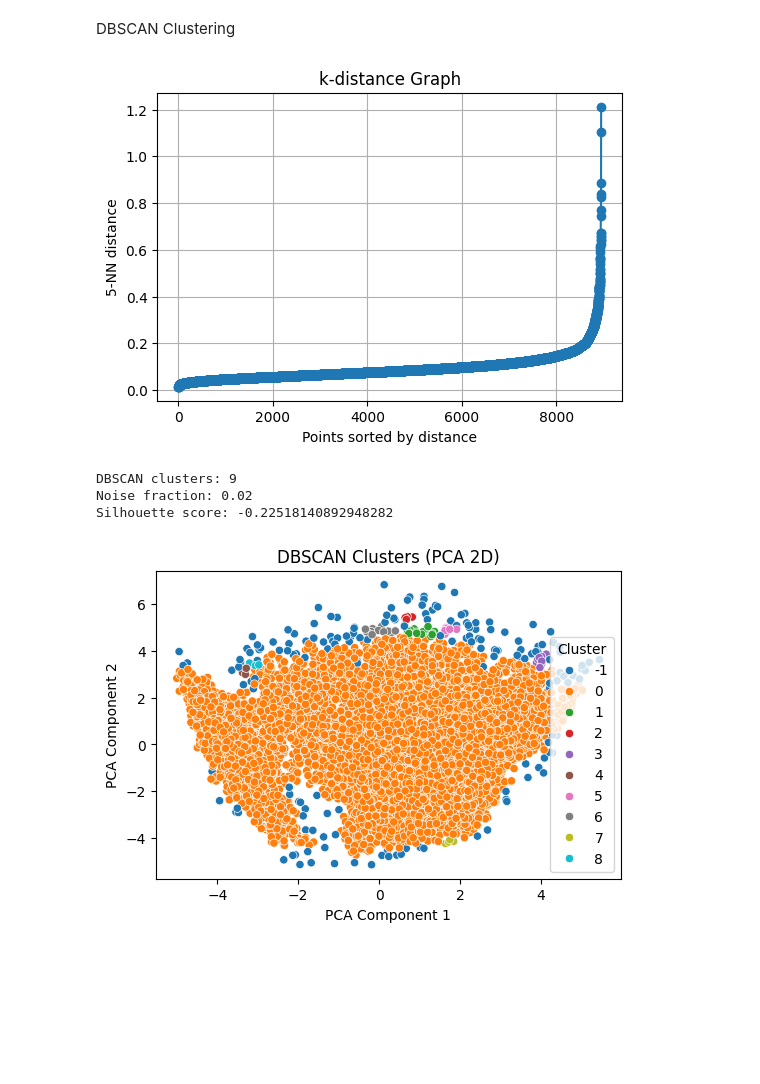
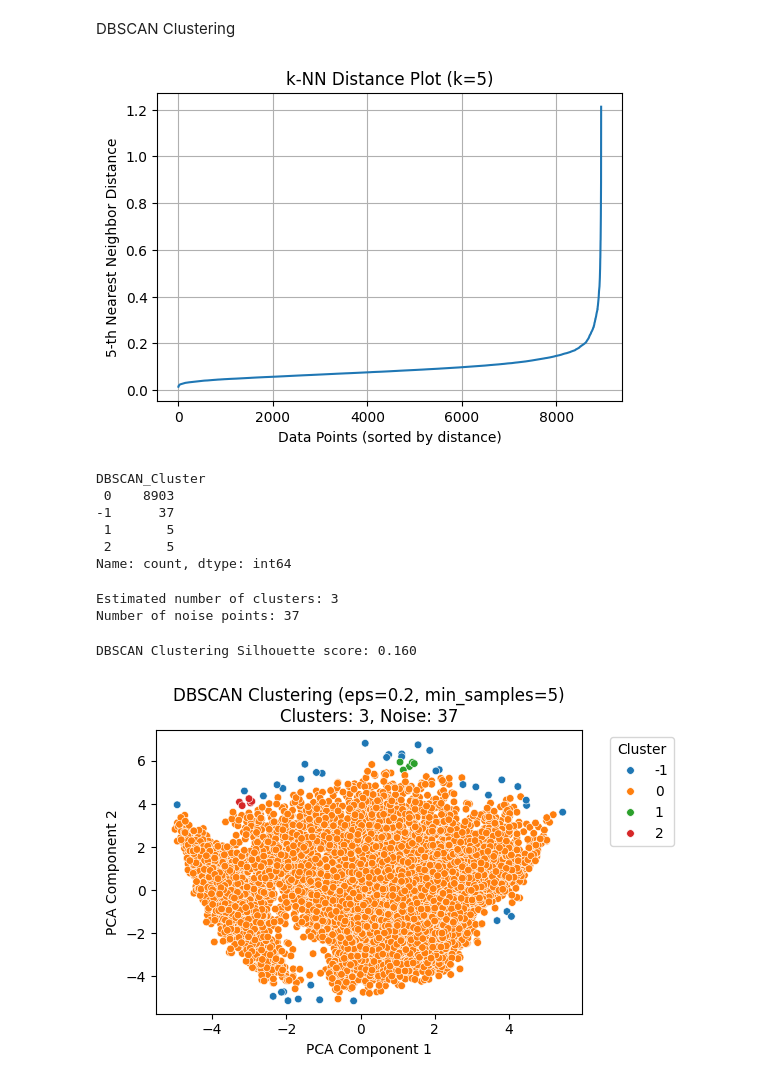
Before and after one commit to Sunmathi-A77/CreditCard-Clustering, a Jupyter notebook: creditcard.ipynb, the cells around one changed output. Cells and saved outputs as stored; diff of their text form; code cells hidden in the pictures; blank space fills up the shorter version.

```diff
--- a/creditcard.ipynb
+++ b/creditcard.ipynb
@@ -313,45 +340,59 @@ DBSCAN Clustering
 # %%
 # Find optimal epsilon using k-NN distance
 
-neighbors = 5
-nbrs = NearestNeighbors(n_neighbors=neighbors)
-nbrs_fit = nbrs.fit(X_pca)
-distances, indices = nbrs_fit.kneighbors(X_pca)
-distances = np.sort(distances[:, neighbors - 1])
+k = 5
+neigh = NearestNeighbors(n_neighbors=k)
+nbrs = neigh.fit(X_pca)
+distances, indices = nbrs.kneighbors(X_pca)
+distances = np.sort(distances[:, k-1])
 plt.figure(figsize=(6,4))
-plt.plot(distances, marker='o')
-plt.title("k-distance Graph")
-plt.xlabel("Points sorted by distance")
-plt.ylabel(f"{neighbors}-NN distance")
+plt.plot(distances)
+plt.title(f"k-NN Distance Plot (k={k})")
+plt.xlabel("Data Points (sorted by distance)")
+plt.ylabel(f"{k}-th Nearest Neighbor Distance")
 plt.grid(True)
 plt.show()
 # %% [output]
-[figure, old version]
+[figure, new version]
 # %%
-dbscan = DBSCAN(eps=0.2, min_samples=4)
+dbscan = DBSCAN(eps=0.35, min_samples=5)
 db_labels = dbscan.fit_predict(X_pca)
+
+df['DBSCAN_Cluster'] = db_labels
+df['DBSCAN_Cluster'].value_counts()
+# %% [output]
+DBSCAN_Cluster
+ 0    8903
+-1      37
+ 1       5
+ 2       5
+Name: count, dtype: int64
 # %%
 n_clusters = len(set(db_labels)) - (1 if -1 in db_labels else 0)
-noise_frac = (db_labels == -1).sum() / len(db_labels)
-if n_clusters > 1:
-    sil_score = silhouette_score(X_pca, db_labels)
-else:
-    sil_score = None
+n_noise = list(db_labels).count(-1)
+
+print(f"Estimated number of clusters: {n_clusters}")
+print(f"Number of noise points: {n_noise}")
+# %% [output]
+Estimated number of clusters: 3
+Number of noise points: 37
 # %%
-print(f"DBSCAN clusters: {n_clusters}")
-print(f"Noise fraction: {noise_frac:.2f}")
-print(f"Silhouette score: {sil_score}")
+if n_clusters > 1:
+    sil_score = silhouette_score(X_pca, db_labels)
+    print(f"DBSCAN Clustering Silhouette score: {sil_score:.3f}")
+else:
+    sil_score = None
+    print("Silhouette score: Not applicable (only one cluster or all noise)")
 # %% [output]
-DBSCAN clusters: 9
-Noise fraction: 0.02
-Silhouette score: -0.22518140892948282
+DBSCAN Clustering Silhouette score: 0.160
 # %%
-plt.figure(figsize=(6,4))
-sns.scatterplot(x=X_pca[:,0], y=X_pca[:,1], hue=db_labels, palette="tab10")
-plt.title("DBSCAN Clusters (PCA 2D)")
+plt.figure(figsize=(6, 4))
+sns.scatterplot(x=X_pca[:, 0], y=X_pca[:, 1], hue=db_labels, palette="tab10", s=30)
+plt.title(f"DBSCAN Clustering (eps=0.2, min_samples=5)\n" f"Clusters: {n_clusters}, Noise: {n_noise}")
 plt.xlabel("PCA Component 1")
 plt.ylabel("PCA Component 2")
-plt.legend(title='Cluster')
+plt.legend(title='Cluster', bbox_to_anchor=(1.05, 1), loc='upper left')
+plt.tight_layout()
 plt.show()
 # %% [output]
-[figure, old version]
+[figure, new version]
```
Also changed, not shown: parts of 9 cells of this notebook.
